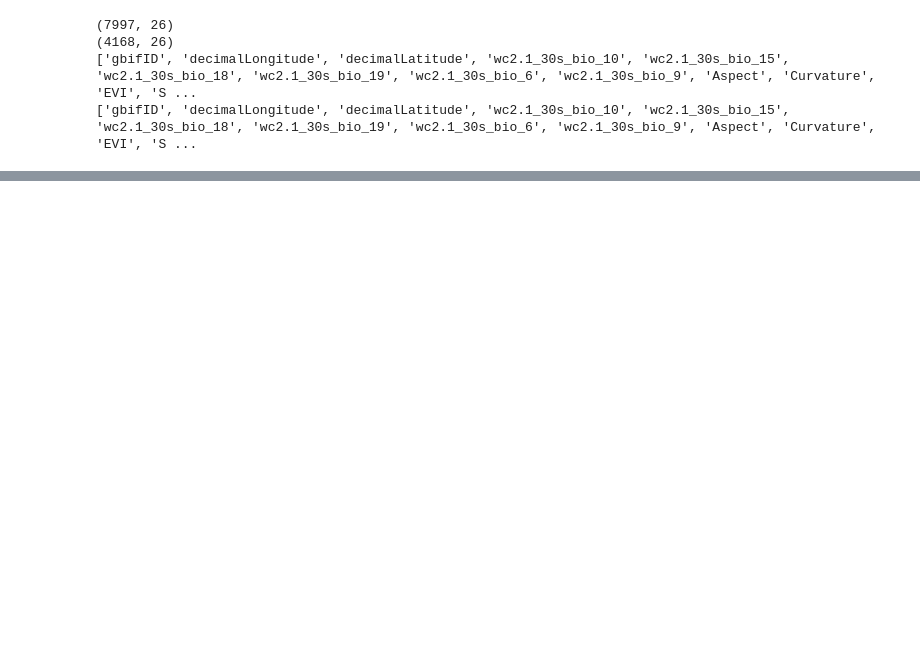
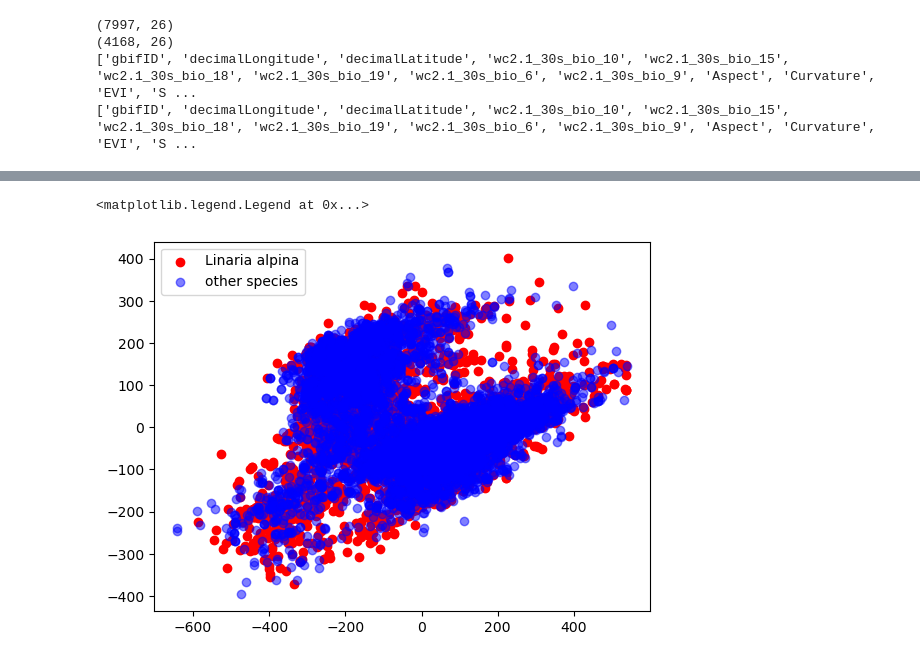
Before and after one commit to Kajsyr/Tatrzanskie-modelowanie, a Jupyter notebook: scratchbooks/scratch2.ipynb, the cells around one changed output, grey strips where cells are left out. Saved outputs shown, nothing was run; the diff lists cells and outputs as text; code cells hidden in the pictures; blank space fills up the shorter version.

```diff
--- a/scratchbooks/scratch2.ipynb
+++ b/scratchbooks/scratch2.ipynb
@@ -48,0 +114,13 @@ Losujemy
+# %%
+from sklearn.decomposition import PCA
+pca = PCA(n_components=2)
+pca_result = pca.fit_transform(species_all.drop(columns=["decimalLatitude", "decimalLongitude", "cluster", "gbifID", "species", "Cluster", "true_present"]))
+# colour only the species Linaria alpina
+
+species_mask = species_all["species"] == "Linaria alpina"
+plt.scatter(pca_result[species_mask,0], pca_result[species_mask,1], color="red", label="Linaria alpina")
+plt.scatter(pca_result[~species_mask,0], pca_result[~species_mask,1], color="blue", label="other species", alpha=0.5)
+plt.legend()
+# %% [output]
+<matplotlib.legend.Legend at 0x...>
+[figure, added]
```
Also changed, not shown: parts of 8 cells of this notebook.
